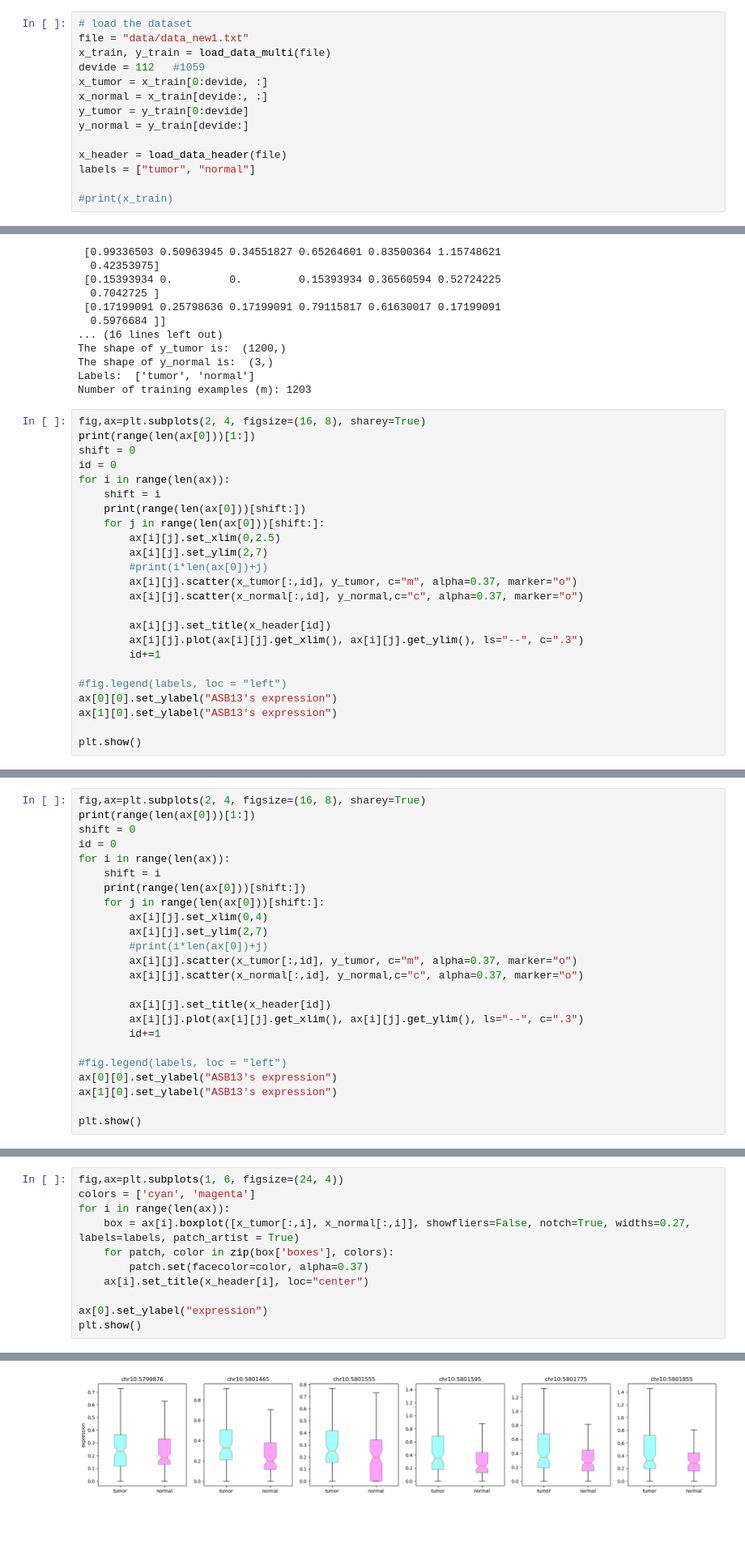
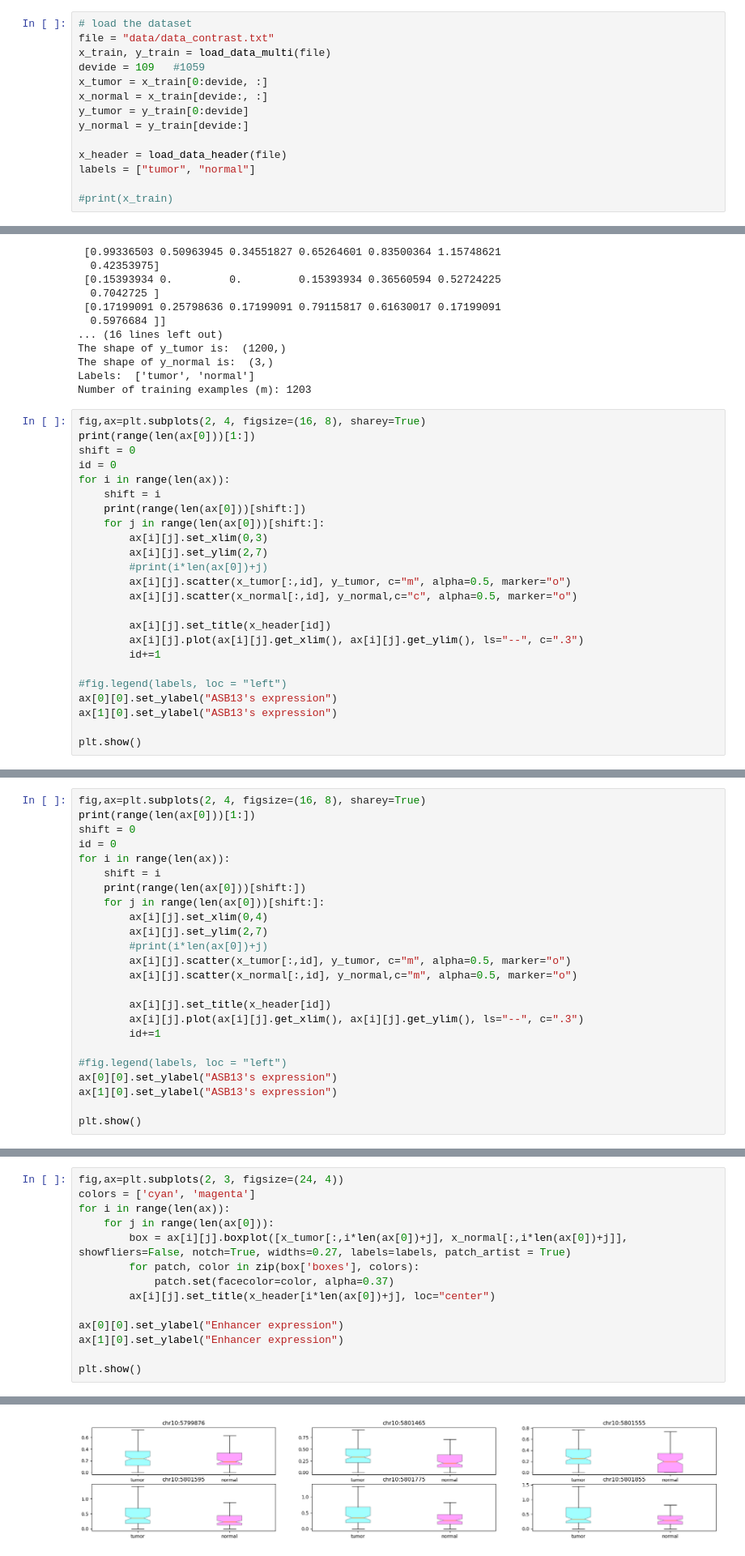
Before and after one commit to ZouJoelin/bio_statistic, a Jupyter notebook: plot.ipynb, the cells around one changed output, grey strips where cells are left out. Shown at 81% size. Drawn from its saved outputs; the diff is of its cells as text; blank space fills up the shorter version.

```diff
--- a/plot.ipynb
+++ b/plot.ipynb
@@ -8,9 +8,9 @@ import copy
 import math
 # %%
 # load the dataset
-file = "data/data_new1.txt"
+file = "data/data_contrast.txt"
 x_train, y_train = load_data_multi(file)
-devide = 112   #1059
+devide = 109   #1059
 x_tumor = x_train[0:devide, :]
 x_normal = x_train[devide:, :]
 y_tumor = y_train[0:devide]
@@ -73,11 +73,11 @@ for i in range(len(ax)):
     shift = i
     print(range(len(ax[0]))[shift:])
     for j in range(len(ax[0]))[shift:]:
-        ax[i][j].set_xlim(0,2.5)
+        ax[i][j].set_xlim(0,3)
         ax[i][j].set_ylim(2,7)
         #print(i*len(ax[0])+j)
-        ax[i][j].scatter(x_tumor[:,id], y_tumor, c="m", alpha=0.37, marker="o")
-        ax[i][j].scatter(x_normal[:,id], y_normal,c="c", alpha=0.37, marker="o")
+        ax[i][j].scatter(x_tumor[:,id], y_tumor, c="m", alpha=0.5, marker="o")
+        ax[i][j].scatter(x_normal[:,id], y_normal,c="c", alpha=0.5, marker="o")
 
         ax[i][j].set_title(x_header[id])
         ax[i][j].plot(ax[i][j].get_xlim(), ax[i][j].get_ylim(), ls="--", c=".3")
@@ -121,8 +121,8 @@ for i in range(len(ax)):
         ax[i][j].set_xlim(0,4)
         ax[i][j].set_ylim(2,7)
         #print(i*len(ax[0])+j)
-        ax[i][j].scatter(x_tumor[:,id], y_tumor, c="m", alpha=0.37, marker="o")
-        ax[i][j].scatter(x_normal[:,id], y_normal,c="c", alpha=0.37, marker="o")
+        ax[i][j].scatter(x_tumor[:,id], y_tumor, c="m", alpha=0.5, marker="o")
+        ax[i][j].scatter(x_normal[:,id], y_normal,c="m", alpha=0.5, marker="o")
 
         ax[i][j].set_title(x_header[id])
         ax[i][j].plot(ax[i][j].get_xlim(), ax[i][j].get_ylim(), ls="--", c=".3")
@@ -141,12 +141,15 @@ range(1, 4)
 # %%
-fig,ax=plt.subplots(1, 6, figsize=(24, 4))
+fig,ax=plt.subplots(2, 3, figsize=(24, 4))
 colors = ['cyan', 'magenta']
 for i in range(len(ax)):
-    box = ax[i].boxplot([x_tumor[:,i], x_normal[:,i]], showfliers=False, notch=True, widths=0.27, labels=labels, patch_artist = True)
-    for patch, color in zip(box['boxes'], colors):
-        patch.set(facecolor=color, alpha=0.37)
-    ax[i].set_title(x_header[i], loc="center")
+    for j in range(len(ax[0])):
+        box = ax[i][j].boxplot([x_tumor[:,i*len(ax[0])+j], x_normal[:,i*len(ax[0])+j]], showfliers=False, notch=True, widths=0.27, labels=labels, patch_artist = True)
+        for patch, color in zip(box['boxes'], colors):
+            patch.set(facecolor=color, alpha=0.37)
+        ax[i][j].set_title(x_header[i*len(ax[0])+j], loc="center")
 
-ax[0].set_ylabel("expression")
+ax[0][0].set_ylabel("Enhancer expression")
+ax[1][0].set_ylabel("Enhancer expression")
+
 plt.show()
 # %% [output]
@@ -153 +157 @@ plt.show()
-[figure, old version]
+[figure, new version]
```
Also changed, not shown: parts of 5 cells of this notebook, 5 other files.
